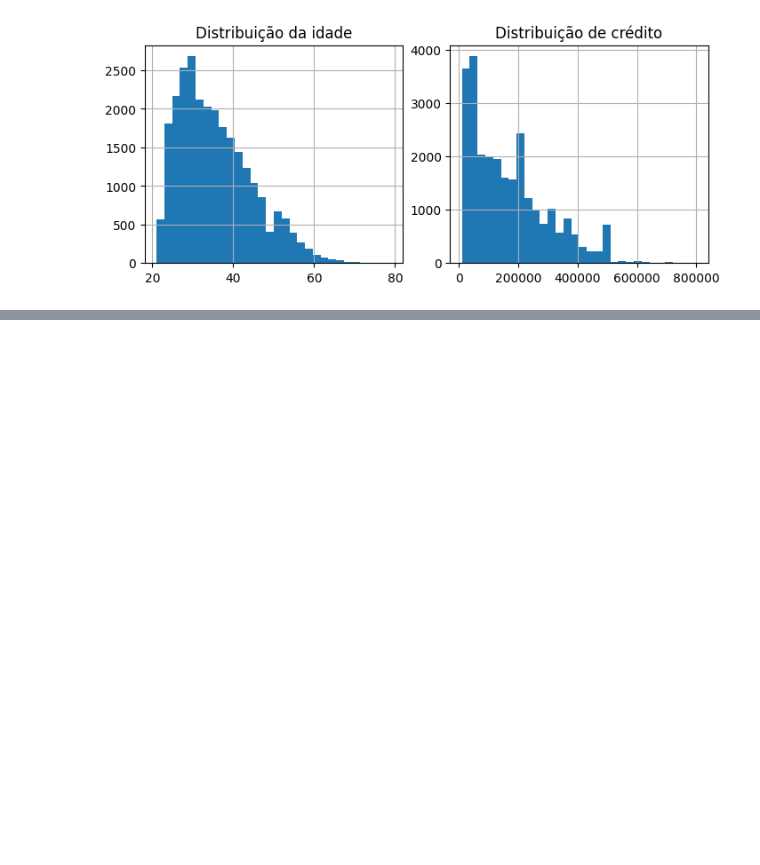
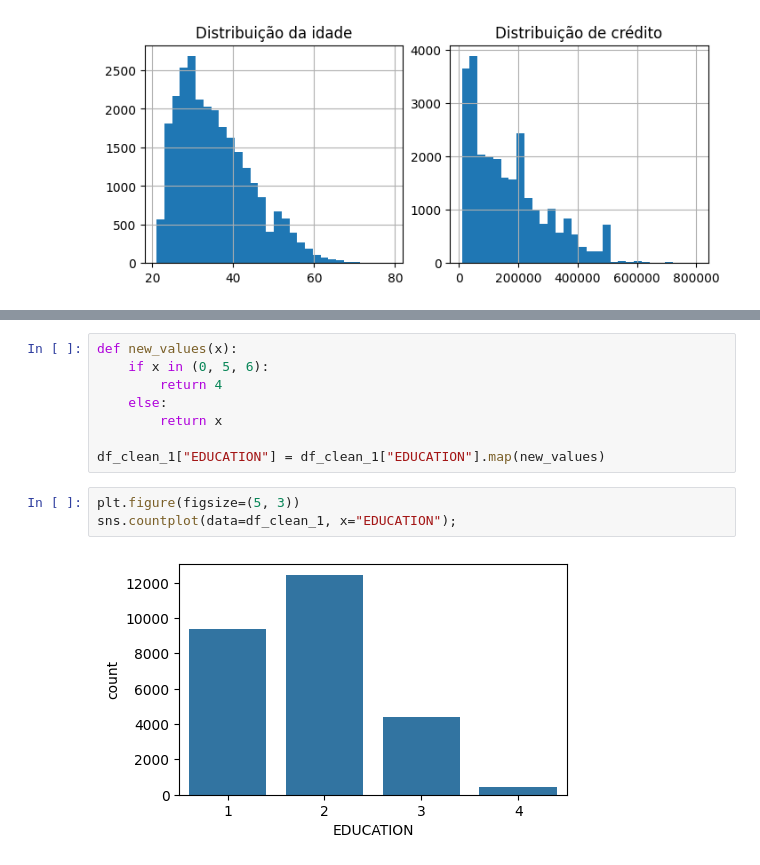
Before and after one commit to danzpy/book-data-science-projects-with-python, a Jupyter notebook: predicao-bons-pagadores.ipynb, the cells around one changed output, grey strips where cells are left out. Saved outputs shown, nothing was run; the diff lists cells and outputs as text; blank space fills up the shorter version.

```diff
--- a/predicao-bons-pagadores.ipynb
+++ b/predicao-bons-pagadores.ipynb
@@ -219,0 +247,13 @@ axes[1].grid(True);
+# %%
+def new_values(x):
+    if x in (0, 5, 6):
+        return 4
+    else:
+        return x
+
+df_clean_1["EDUCATION"] = df_clean_1["EDUCATION"].map(new_values)
+# %%
+plt.figure(figsize=(5, 3))
+sns.countplot(data=df_clean_1, x="EDUCATION");
+# %% [output]
+[figure, added]
```
Also changed, not shown: parts of 5 cells of this notebook.
